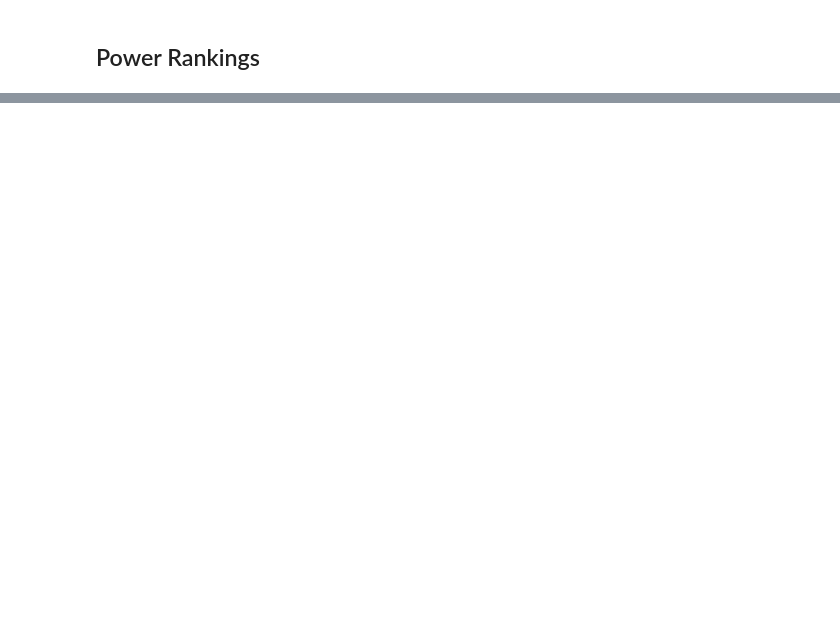
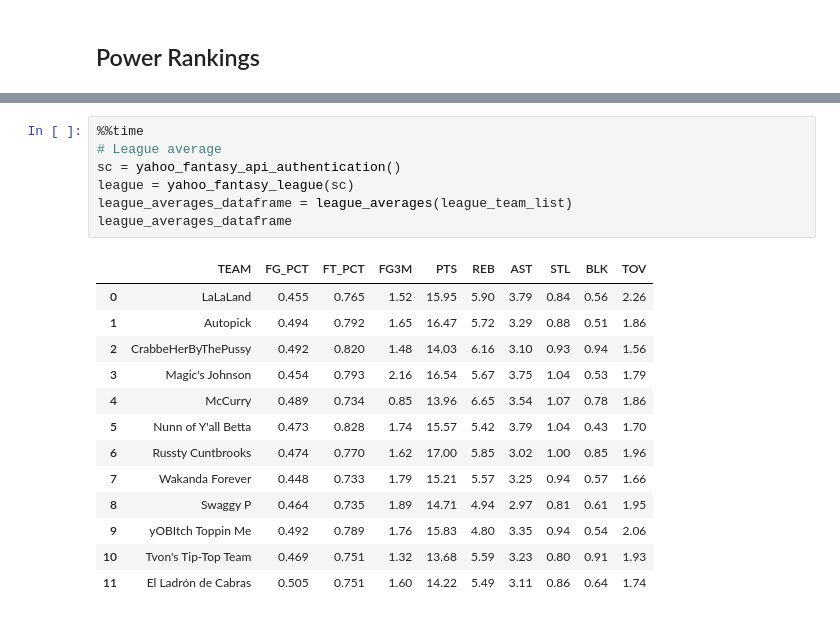
Before and after one commit to JaumeClave/waiver_wire_machine, a Jupyter notebook: notebooks/02_yahoo_fantasy_sports_api_exploration.ipynb, the cells around one changed output, grey strips where cells are left out. Cells and saved outputs as stored; diff of their text form; blank space fills up the shorter version.

```diff
--- a/notebooks/02_yahoo_fantasy_sports_api_exploration.ipynb
+++ b/notebooks/02_yahoo_fantasy_sports_api_exploration.ipynb
@@ -904,0 +1075,21 @@ testing
+# %%
+%%time
+# League average
+sc = yahoo_fantasy_api_authentication()
+league = yahoo_fantasy_league(sc)
+league_averages_dataframe = league_averages(league_team_list)
+league_averages_dataframe
+# %% [output]
+|  | TEAM | FG_PCT | FT_PCT | FG3M | PTS | REB | AST | STL | BLK | TOV |
+| 0 | LaLaLand | 0.455 | 0.765 | 1.52 | 15.95 | 5.90 | 3.79 | 0.84 | 0.56 | 2.26 |
+| 1 | Autopick | 0.494 | 0.792 | 1.65 | 16.47 | 5.72 | 3.29 | 0.88 | 0.51 | 1.86 |
+| 2 | CrabbeHerByThePussy | 0.492 | 0.820 | 1.48 | 14.03 | 6.16 | 3.10 | 0.93 | 0.94 | 1.56 |
+| 3 | Magic's Johnson | 0.454 | 0.793 | 2.16 | 16.54 | 5.67 | 3.75 | 1.04 | 0.53 | 1.79 |
+| 4 | McCurry | 0.489 | 0.734 | 0.85 | 13.96 | 6.65 | 3.54 | 1.07 | 0.78 | 1.86 |
+| 5 | Nunn of Y'all Betta | 0.473 | 0.828 | 1.74 | 15.57 | 5.42 | 3.79 | 1.04 | 0.43 | 1.70 |
+| 6 | Russty Cuntbrooks | 0.474 | 0.770 | 1.62 | 17.00 | 5.85 | 3.02 | 1.00 | 0.85 | 1.96 |
+| 7 | Wakanda Forever | 0.448 | 0.733 | 1.79 | 15.21 | 5.57 | 3.25 | 0.94 | 0.57 | 1.66 |
+| 8 | Swaggy P | 0.464 | 0.735 | 1.89 | 14.71 | 4.94 | 2.97 | 0.81 | 0.61 | 1.95 |
+| 9 | yOBItch Toppin Me | 0.492 | 0.789 | 1.76 | 15.83 | 4.80 | 3.35 | 0.94 | 0.54 | 2.06 |
+| 10 | Tvon's Tip-Top Team | 0.469 | 0.751 | 1.32 | 13.68 | 5.59 | 3.23 | 0.80 | 0.91 | 1.93 |
+| 11 | El Ladrón de Cabras | 0.505 | 0.751 | 1.60 | 14.22 | 5.49 | 3.11 | 0.86 | 0.64 | 1.74 |
```
Also changed, not shown: parts of 49 cells of this notebook.
